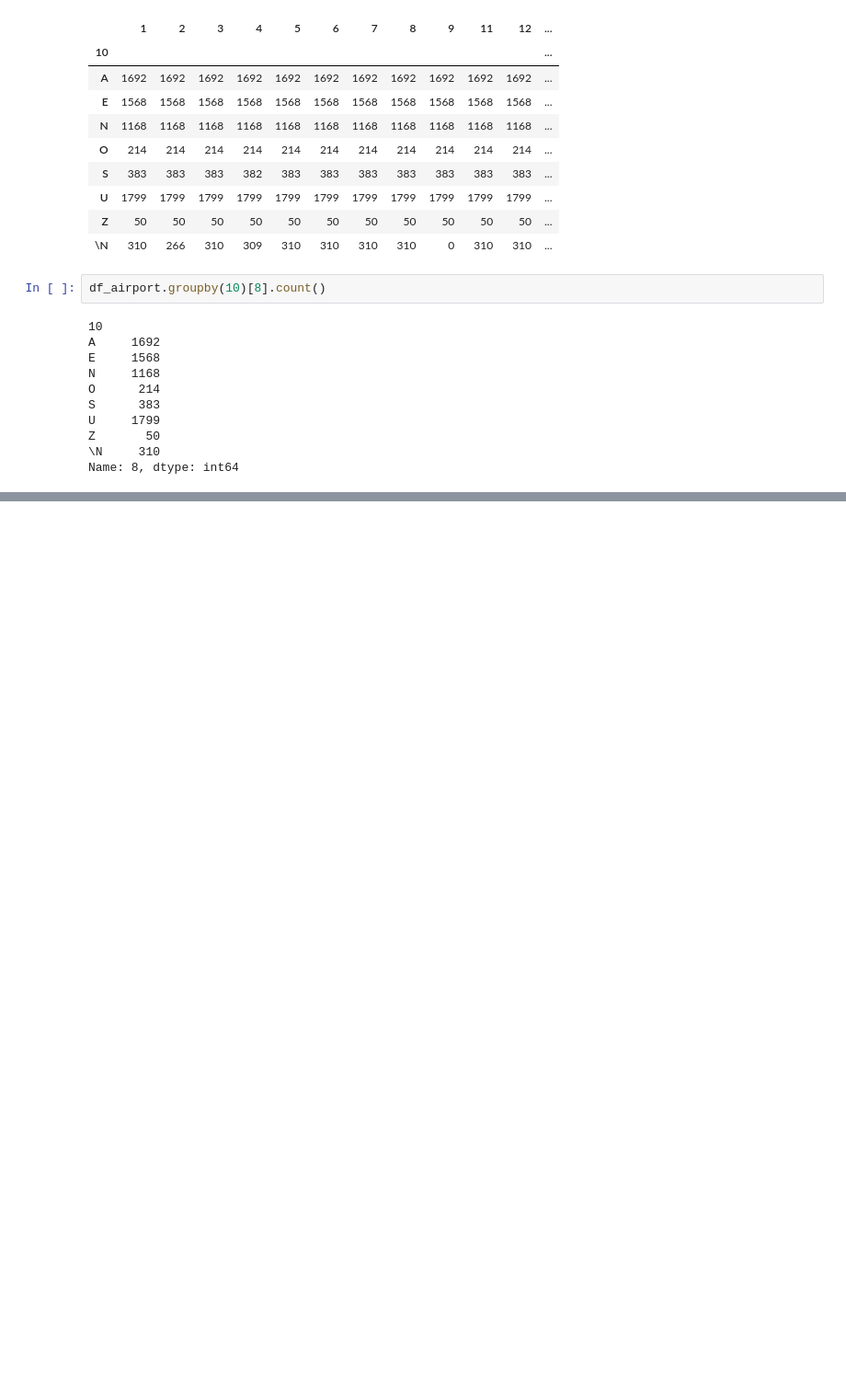
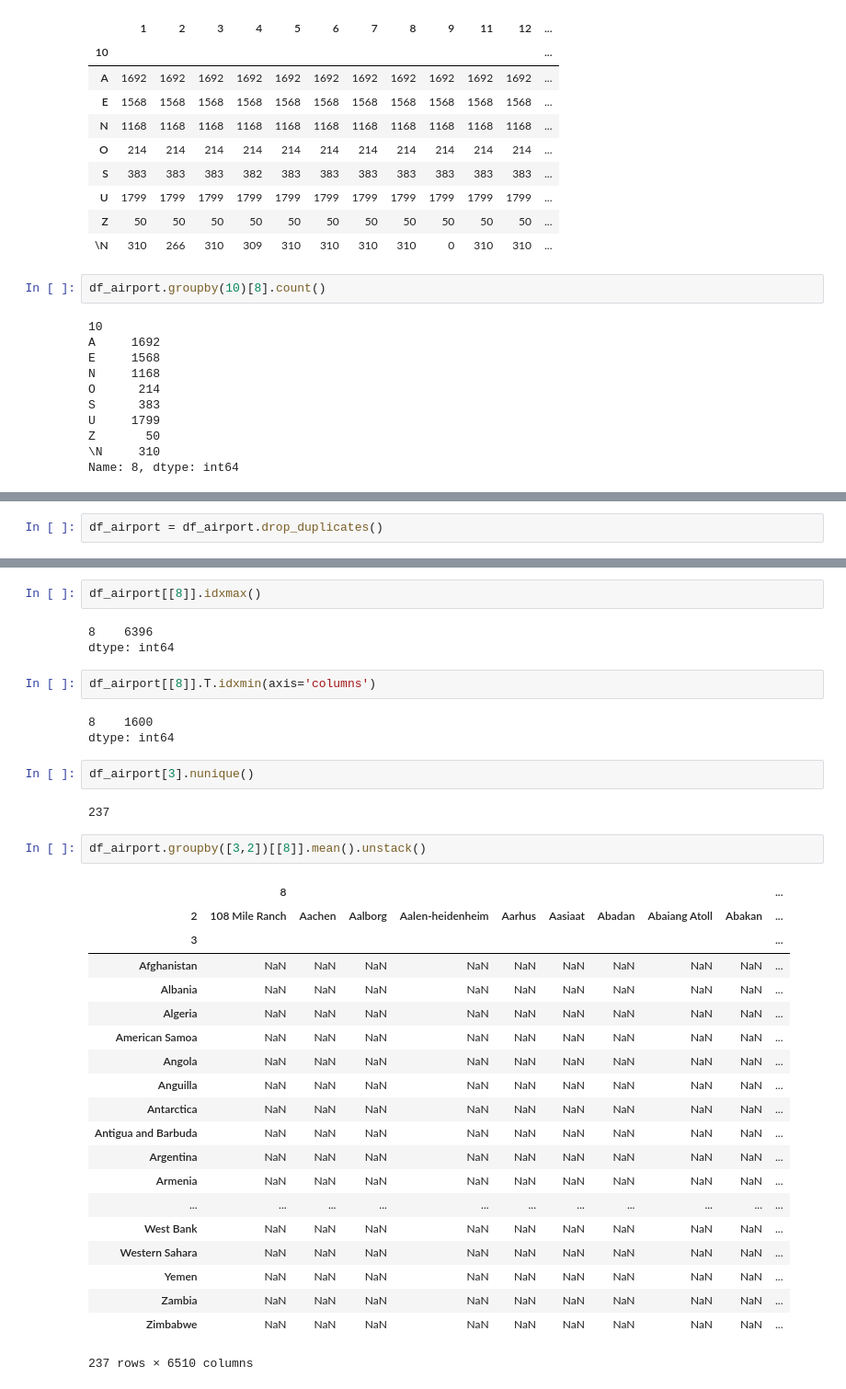
Before and after one commit to xenakas/py_projects, a Jupyter notebook: pandas_manipulation.ipynb, the cells around one changed output, grey strips where cells are left out. Shown: that part at 92% size. Drawn from its saved outputs; the diff is of its cells as text; blank space fills up the shorter version.

```diff
--- a/pandas_manipulation.ipynb
+++ b/pandas_manipulation.ipynb
@@ -641,0 +772,2 @@ Name: 8, dtype: int64
+# %%
+df_airport = df_airport.drop_duplicates()
@@ -641,0 +798,37 @@ Name: 8, dtype: int64
+# %%
+df_airport[[8]].idxmax()
+# %% [output]
+8    6396
+dtype: int64
+# %%
+df_airport[[8]].T.idxmin(axis='columns')
+# %% [output]
+8    1600
+dtype: int64
+# %%
+df_airport[3].nunique()
+# %% [output]
+237
+# %%
+df_airport.groupby([3,2])[[8]].mean().unstack()
+# %% [output]
+|  | 8 |  |  |  |  |  |  |  |  | ... |
+| 2 | 108 Mile Ranch | Aachen | Aalborg | Aalen-heidenheim | Aarhus | Aasiaat | Abadan | Abaiang Atoll | Abakan | ... |
+| 3 |  |  |  |  |  |  |  |  |  | ... |
+| Afghanistan | NaN | NaN | NaN | NaN | NaN | NaN | NaN | NaN | NaN | ... |
+| Albania | NaN | NaN | NaN | NaN | NaN | NaN | NaN | NaN | NaN | ... |
+| Algeria | NaN | NaN | NaN | NaN | NaN | NaN | NaN | NaN | NaN | ... |
+| American Samoa | NaN | NaN | NaN | NaN | NaN | NaN | NaN | NaN | NaN | ... |
+| Angola | NaN | NaN | NaN | NaN | NaN | NaN | NaN | NaN | NaN | ... |
+| Anguilla | NaN | NaN | NaN | NaN | NaN | NaN | NaN | NaN | NaN | ... |
+| Antarctica | NaN | NaN | NaN | NaN | NaN | NaN | NaN | NaN | NaN | ... |
+| Antigua and Barbuda | NaN | NaN | NaN | NaN | NaN | NaN | NaN | NaN | NaN | ... |
+| Argentina | NaN | NaN | NaN | NaN | NaN | NaN | NaN | NaN | NaN | ... |
+| Armenia | NaN | NaN | NaN | NaN | NaN | NaN | NaN | NaN | NaN | ... |
+| ... | ... | ... | ... | ... | ... | ... | ... | ... | ... | ... |
+| West Bank | NaN | NaN | NaN | NaN | NaN | NaN | NaN | NaN | NaN | ... |
+| Western Sahara | NaN | NaN | NaN | NaN | NaN | NaN | NaN | NaN | NaN | ... |
+| Yemen | NaN | NaN | NaN | NaN | NaN | NaN | NaN | NaN | NaN | ... |
+| Zambia | NaN | NaN | NaN | NaN | NaN | NaN | NaN | NaN | NaN | ... |
+| Zimbabwe | NaN | NaN | NaN | NaN | NaN | NaN | NaN | NaN | NaN | ... |
+237 rows × 6510 columns
```
Also changed, not shown: parts of 18 cells of this notebook, 1 other file.
